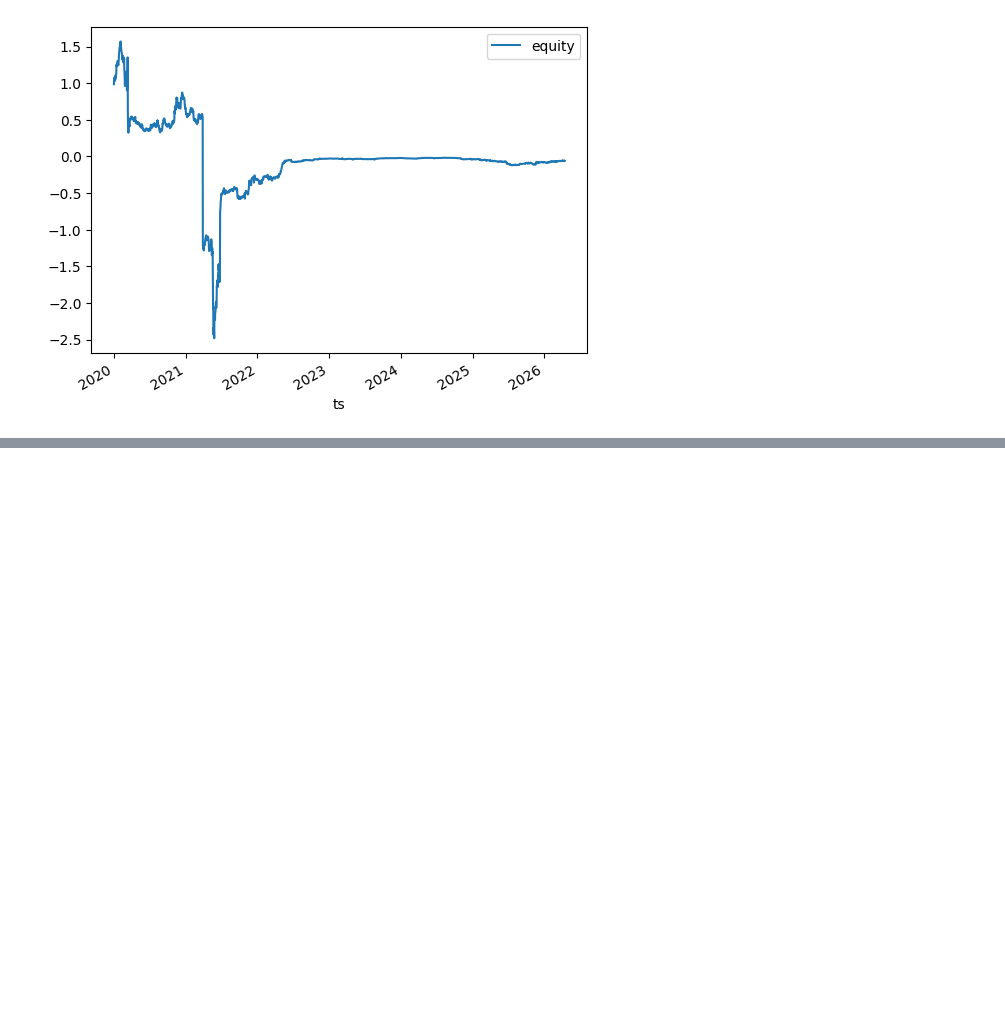
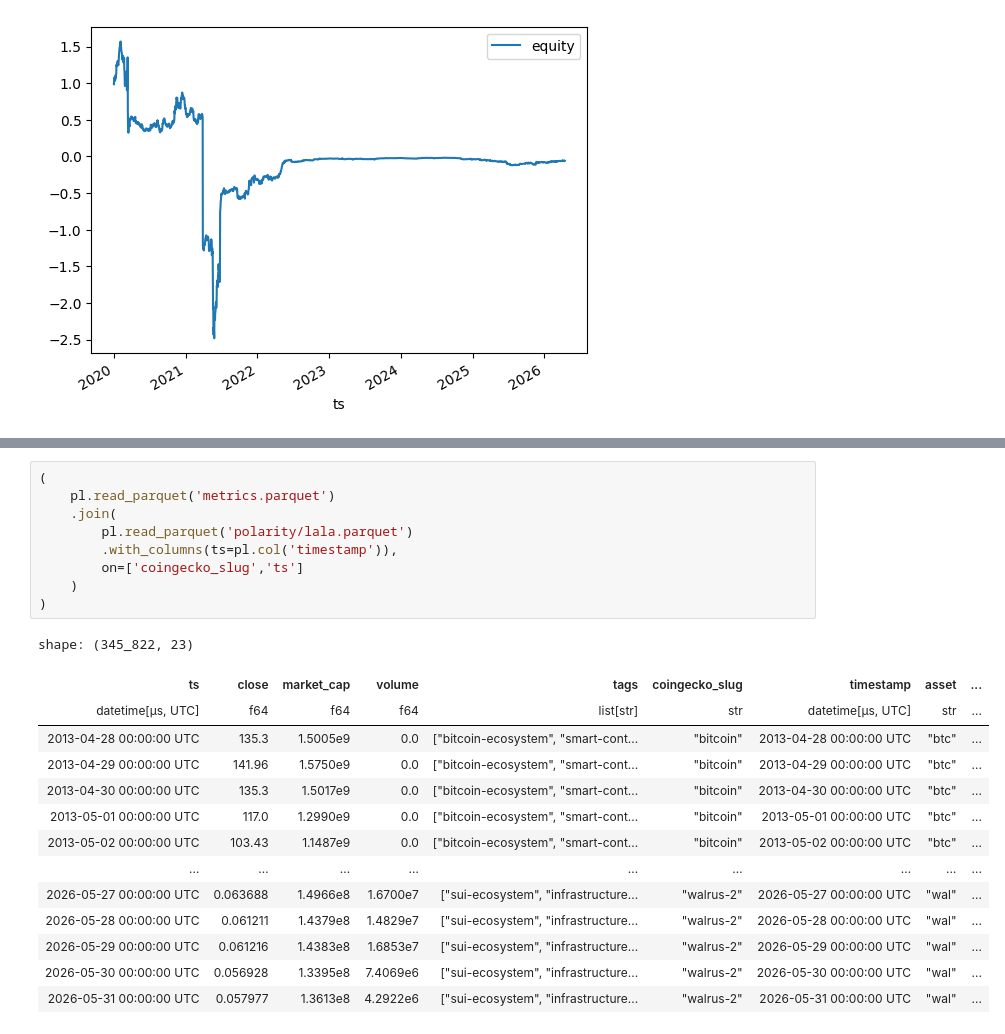
Before and after one commit to flanfly/studies, a Jupyter notebook: scratchpad.ipynb, the cells around one changed output, grey strips where cells are left out. Drawn from its saved outputs; the diff is of its cells as text; blank space fills up the shorter version.

```diff
--- a/scratchpad.ipynb
+++ b/scratchpad.ipynb
@@ -1849,0 +1992,24 @@ import polars as pl
+# %%
+(
+    pl.read_parquet('metrics.parquet')
+    .join(
+        pl.read_parquet('polarity/lala.parquet')
+        .with_columns(ts=pl.col('timestamp')),
+        on=['coingecko_slug','ts']
+    )
+)
+# %% [output]
+shape: (345_822, 23)
+| ts | close | market_cap | volume | tags | coingecko_slug | timestamp | asset | ... |
+| datetime[μs, UTC] | f64 | f64 | f64 | list[str] | str | datetime[μs, UTC] | str | ... |
+| 2013-04-28 00:00:00 UTC | 135.3 | 1.5005e9 | 0.0 | ["bitcoin-ecosystem", "smart-cont... | "bitcoin" | 2013-04-28 00:00:00 UTC | "btc" | ... |
+| 2013-04-29 00:00:00 UTC | 141.96 | 1.5750e9 | 0.0 | ["bitcoin-ecosystem", "smart-cont... | "bitcoin" | 2013-04-29 00:00:00 UTC | "btc" | ... |
+| 2013-04-30 00:00:00 UTC | 135.3 | 1.5017e9 | 0.0 | ["bitcoin-ecosystem", "smart-cont... | "bitcoin" | 2013-04-30 00:00:00 UTC | "btc" | ... |
+| 2013-05-01 00:00:00 UTC | 117.0 | 1.2990e9 | 0.0 | ["bitcoin-ecosystem", "smart-cont... | "bitcoin" | 2013-05-01 00:00:00 UTC | "btc" | ... |
+| 2013-05-02 00:00:00 UTC | 103.43 | 1.1487e9 | 0.0 | ["bitcoin-ecosystem", "smart-cont... | "bitcoin" | 2013-05-02 00:00:00 UTC | "btc" | ... |
+| … | … | … | … | … | … | … | … | ... |
+| 2026-05-27 00:00:00 UTC | 0.063688 | 1.4966e8 | 1.6700e7 | ["sui-ecosystem", "infrastructure... | "walrus-2" | 2026-05-27 00:00:00 UTC | "wal" | ... |
+| 2026-05-28 00:00:00 UTC | 0.061211 | 1.4379e8 | 1.4829e7 | ["sui-ecosystem", "infrastructure... | "walrus-2" | 2026-05-28 00:00:00 UTC | "wal" | ... |
+| 2026-05-29 00:00:00 UTC | 0.061216 | 1.4383e8 | 1.6853e7 | ["sui-ecosystem", "infrastructure... | "walrus-2" | 2026-05-29 00:00:00 UTC | "wal" | ... |
+| 2026-05-30 00:00:00 UTC | 0.056928 | 1.3395e8 | 7.4069e6 | ["sui-ecosystem", "infrastructure... | "walrus-2" | 2026-05-30 00:00:00 UTC | "wal" | ... |
+| 2026-05-31 00:00:00 UTC | 0.057977 | 1.3613e8 | 4.2922e6 | ["sui-ecosystem", "infrastructure... | "walrus-2" | 2026-05-31 00:00:00 UTC | "wal" | ... |
```
Also changed, not shown: parts of 10 cells of this notebook, 1 other file.
